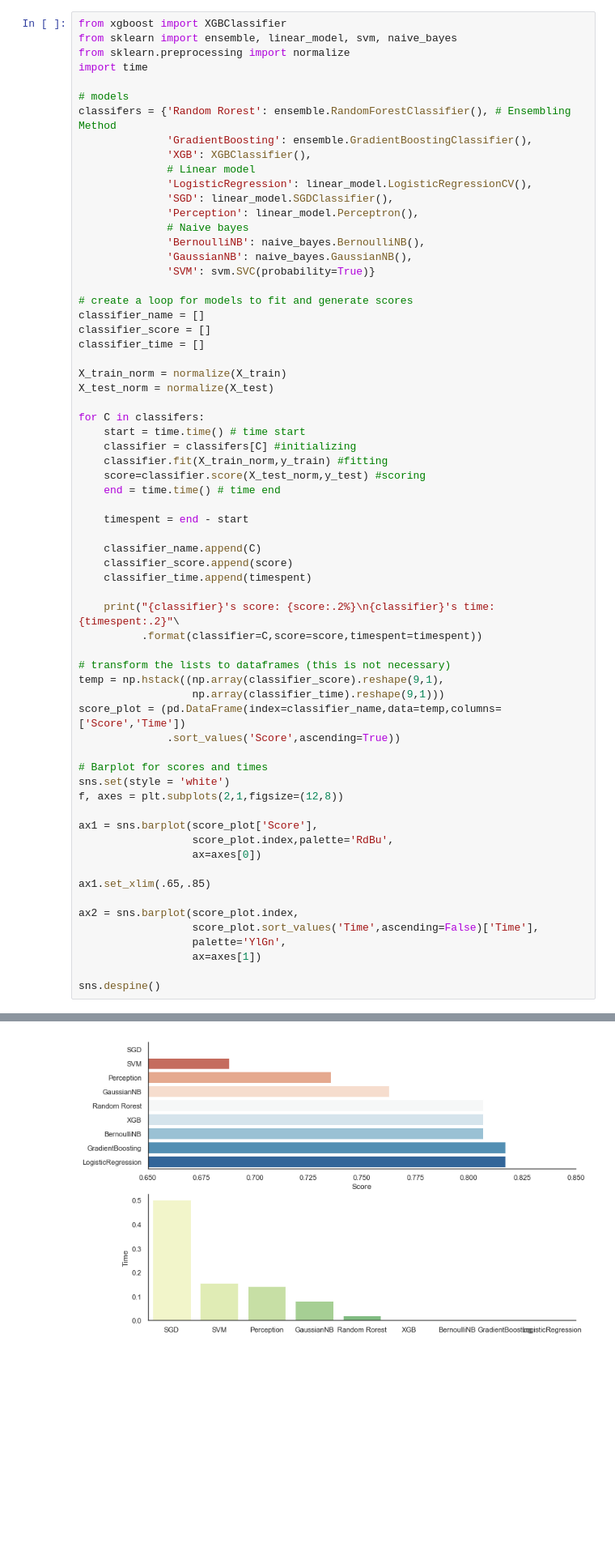
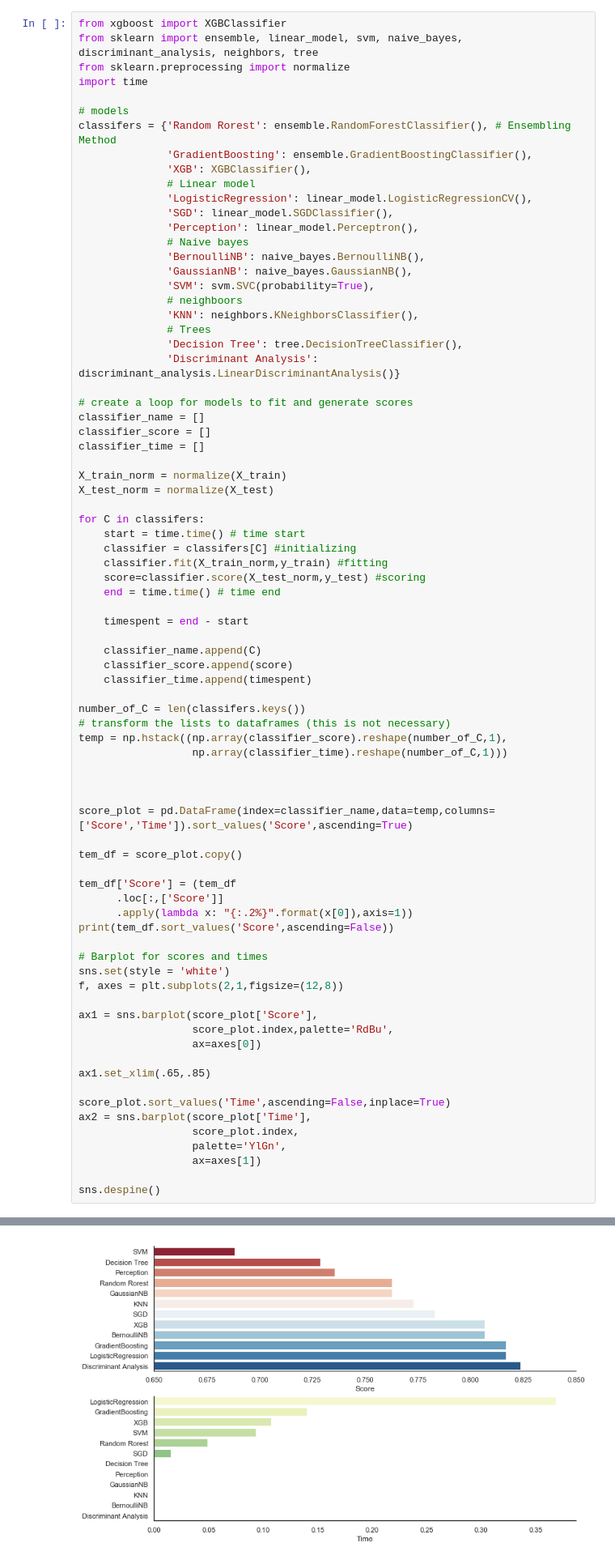
Before and after one commit to air-yan/kaggle_analysis, a Jupyter notebook: EDA on Titanic.ipynb, the cells around one changed output, grey strips where cells are left out. Shown at 81% size. Saved outputs shown, nothing was run; the diff lists cells and outputs as text; blank space fills up the shorter version.

```diff
--- a/EDA on Titanic.ipynb
+++ b/EDA on Titanic.ipynb
@@ -716,7 +716,7 @@ for i in [X_train,X_test]:
            'FamilySize', 'IsAlone']
 # %%
 from xgboost import XGBClassifier
-from sklearn import ensemble, linear_model, svm, naive_bayes
+from sklearn import ensemble, linear_model, svm, naive_bayes, discriminant_analysis, neighbors, tree
 from sklearn.preprocessing import normalize
 import time
 
@@ -731,7 +731,12 @@ classifers = {'Random Rorest': ensemble.RandomForestClassifier(), # Ensembling M
               # Naive bayes
               'BernoulliNB': naive_bayes.BernoulliNB(),
               'GaussianNB': naive_bayes.GaussianNB(),
-              'SVM': svm.SVC(probability=True)}
+              'SVM': svm.SVC(probability=True),
+              # neighboors
+              'KNN': neighbors.KNeighborsClassifier(),
+              # Trees
+              'Decision Tree': tree.DecisionTreeClassifier(),
+              'Discriminant Analysis': discriminant_analysis.LinearDiscriminantAnalysis()}
 
 # create a loop for models to fit and generate scores
 classifier_name = []
@@ -754,14 +759,21 @@ for C in classifers:
     classifier_score.append(score)
     classifier_time.append(timespent)
 
-    print("{classifier}'s score: {score:.2%}\n{classifier}'s time: {timespent:.2}"\
-          .format(classifier=C,score=score,timespent=timespent))
+number_of_C = len(classifers.keys())
+# transform the lists to dataframes (this is not necessary)
+temp = np.hstack((np.array(classifier_score).reshape(number_of_C,1),
+                  np.array(classifier_time).reshape(number_of_C,1)))
 
-# transform the lists to dataframes (this is not necessary)
-temp = np.hstack((np.array(classifier_score).reshape(9,1),
-                  np.array(classifier_time).reshape(9,1)))
-score_plot = (pd.DataFrame(index=classifier_name,data=temp,columns=['Score','Time'])
-              .sort_values('Score',ascending=True))
+
+
+score_plot = pd.DataFrame(index=classifier_name,data=temp,columns=['Score','Time']).sort_values('Score',ascending=True)
+
+tem_df = score_plot.copy()
+
+tem_df['Score'] = (tem_df
+      .loc[:,['Score']]
+      .apply(lambda x: "{:.2%}".format(x[0]),axis=1))
+print(tem_df.sort_values('Score',ascending=False))
 
 # Barplot for scores and times
 sns.set(style = 'white')
@@ -773,8 +785,9 @@ ax1 = sns.barplot(score_plot['Score'],
 
 ax1.set_xlim(.65,.85)
 
-ax2 = sns.barplot(score_plot.index,
-                  score_plot.sort_values('Time',ascending=False)['Time'],
+score_plot.sort_values('Time',ascending=False,inplace=True)
+ax2 = sns.barplot(score_plot['Time'],
+                  score_plot.index,
                   palette='YlGn',
                   ax=axes[1])
 
@@ -801 +809 @@ SVM's time: 0.08
-[figure, old version]
+[figure, new version]
```
Also changed, not shown: parts of 10 cells of this notebook, 1 other file.
